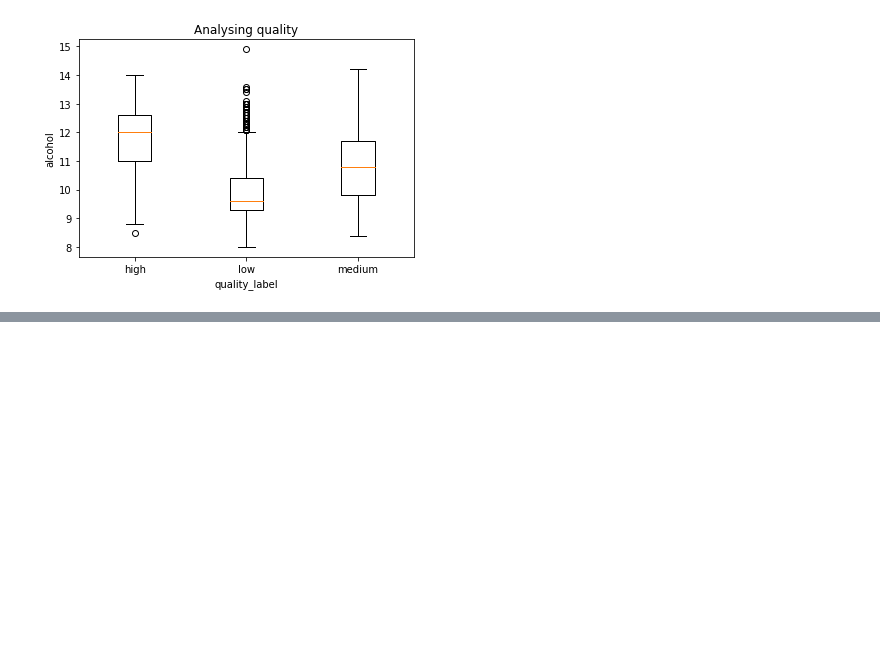
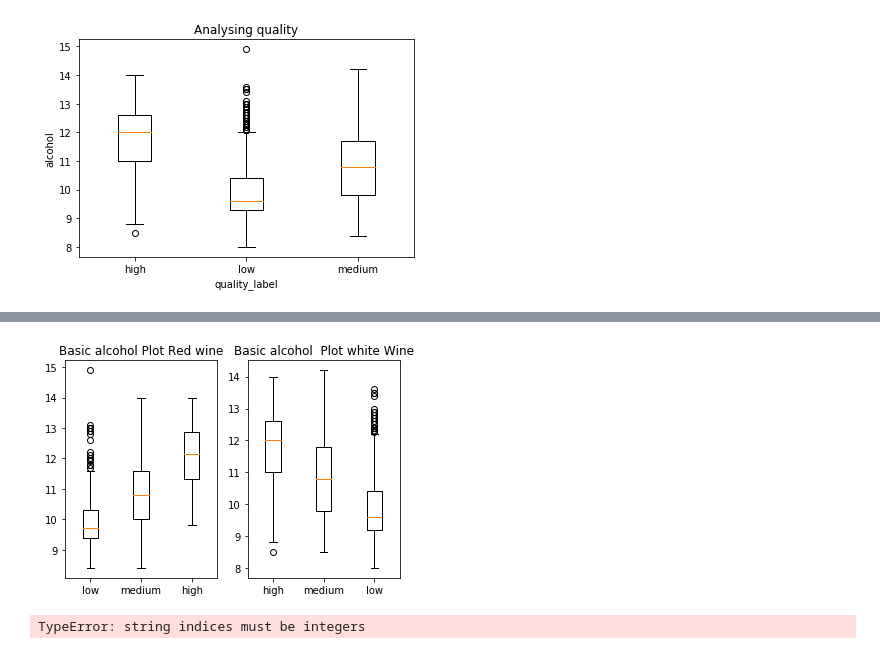
Before and after one commit to arunrock98/Winery, a Jupyter notebook: CAB_pinky_wine_2021_02_05.ipynb, the cells around one changed output, grey strips where cells are left out. Cells and saved outputs as stored; diff of their text form; code cells hidden in the pictures; blank space fills up the shorter version.

```diff
--- a/CAB_pinky_wine_2021_02_05.ipynb
+++ b/CAB_pinky_wine_2021_02_05.ipynb
@@ -302,0 +335,8 @@ plt.show();
+# %%
+fig1, ax = plt.subplots(1,2)
+ax[0].boxplot([x for x in c_itemred.values()],labels=[x for x in c_itemred.keys()])
+ax[0].set_title('Basic alcohol Plot Red wine')
+ax[1].boxplot([x for x in c_itemwhite.values()],labels=[x for x in c_itemwhite.keys()])
+ax[1].set_title('Basic alcohol  Plot white Wine');
+# %% [output]
+[figure, added]
@@ -302,0 +356,12 @@ plt.show();
+# %%
+white = wines[wines['wine_type'] == 'white']
+c_itemwhite = {}
+for i in white['quality_label'].unique():
+    c_itemwhite[i] = white[white['quality_label']==i].alcohol
+plt.boxplot([x for x in c_itemwhite.values()],labels=[x for x in c_itemwhite.keys()])
+plt.xlabel('quality_label')
+plt.ylabel('alcohol')
+plt.title('Red wine')
+plt.show();
+# %% [output]
+TypeError: string indices must be integers
```
Also changed, not shown: parts of 4 cells of this notebook.
